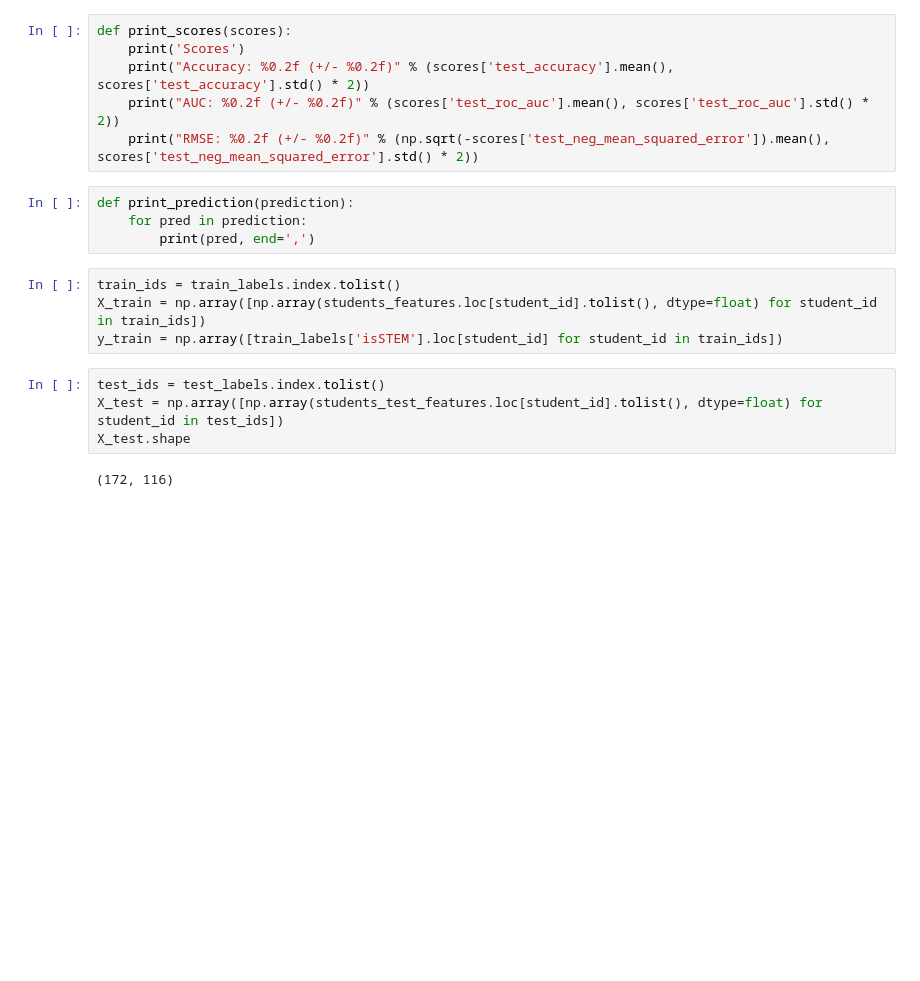
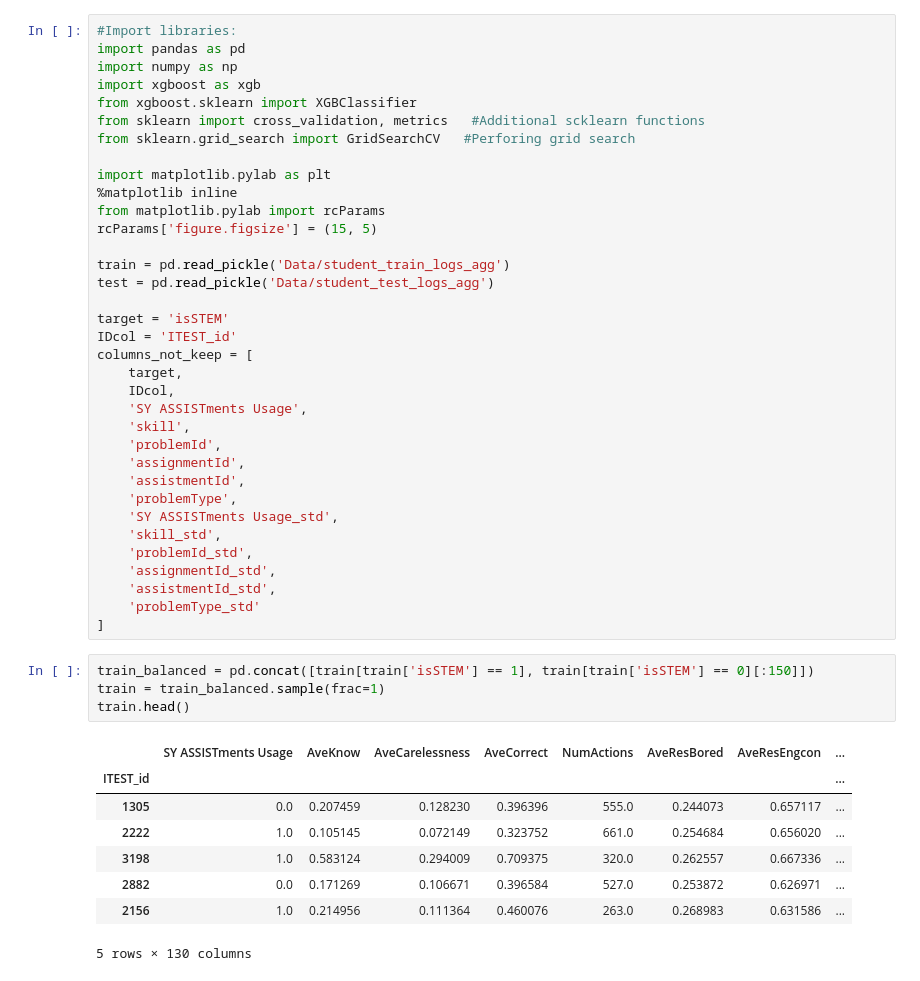
Before and after one commit to darioAnongba/ASSIStments-Competition, a Jupyter notebook: xgboost.ipynb, the cells around one changed output. Cells and saved outputs as stored; diff of their text form; blank space fills up the shorter version.

```diff
--- a/xgboost.ipynb
+++ b/xgboost.ipynb
@@ -57,20 +1,48 @@ def runCV(clf, X_train, y_train, X_test, k):
-# %%
-def print_scores(scores):
-    print('Scores')
-    print("Accuracy: %0.2f (+/- %0.2f)" % (scores['test_accuracy'].mean(), scores['test_accuracy'].std() * 2))
-    print("AUC: %0.2f (+/- %0.2f)" % (scores['test_roc_auc'].mean(), scores['test_roc_auc'].std() * 2))
-    print("RMSE: %0.2f (+/- %0.2f)" % (np.sqrt(-scores['test_neg_mean_squared_error']).mean(), scores['test_neg_mean_squared_error'].std() * 2))
-# %%
-def print_prediction(prediction):
-    for pred in prediction:
-        print(pred, end=',')
-# %%
-train_ids = train_labels.index.tolist()
-X_train = np.array([np.array(students_features.loc[student_id].tolist(), dtype=float) for student_id in train_ids])
-y_train = np.array([train_labels['isSTEM'].loc[student_id] for student_id in train_ids])
-# %%
-test_ids = test_labels.index.tolist()
-X_test = np.array([np.array(students_test_features.loc[student_id].tolist(), dtype=float) for student_id in test_ids])
-X_test.shape
-# %% [output]
-(172, 116)
+# %%
+#Import libraries:
+import pandas as pd
+import numpy as np
+import xgboost as xgb
+from xgboost.sklearn import XGBClassifier
+from sklearn import cross_validation, metrics   #Additional scklearn functions
+from sklearn.grid_search import GridSearchCV   #Perforing grid search
+
+import matplotlib.pylab as plt
+%matplotlib inline
+from matplotlib.pylab import rcParams
+rcParams['figure.figsize'] = (15, 5)
+
+train = pd.read_pickle('Data/student_train_logs_agg')
+test = pd.read_pickle('Data/student_test_logs_agg')
+
+target = 'isSTEM'
+IDcol = 'ITEST_id'
+columns_not_keep = [
+    target,
+    IDcol,
+    'SY ASSISTments Usage',
+    'skill',
+    'problemId',
+    'assignmentId',
+    'assistmentId',
+    'problemType',
+    'SY ASSISTments Usage_std',
+    'skill_std',
+    'problemId_std',
+    'assignmentId_std',
+    'assistmentId_std',
+    'problemType_std'
+]
+# %%
+train_balanced = pd.concat([train[train['isSTEM'] == 1], train[train['isSTEM'] == 0][:150]])
+train = train_balanced.sample(frac=1)
+train.head()
+# %% [output]
+|  | SY ASSISTments Usage | AveKnow | AveCarelessness | AveCorrect | NumActions | AveResBored | AveResEngcon | ... |
+| ITEST_id |  |  |  |  |  |  |  | ... |
+| 1305 | 0.0 | 0.207459 | 0.128230 | 0.396396 | 555.0 | 0.244073 | 0.657117 | ... |
+| 2222 | 1.0 | 0.105145 | 0.072149 | 0.323752 | 661.0 | 0.254684 | 0.656020 | ... |
+| 3198 | 1.0 | 0.583124 | 0.294009 | 0.709375 | 320.0 | 0.262557 | 0.667336 | ... |
+| 2882 | 0.0 | 0.171269 | 0.106671 | 0.396584 | 527.0 | 0.253872 | 0.626971 | ... |
+| 2156 | 1.0 | 0.214956 | 0.111364 | 0.460076 | 263.0 | 0.268983 | 0.631586 | ... |
+5 rows × 130 columns
```
Also changed, not shown: parts of 24 cells of this notebook, 3 other files.
